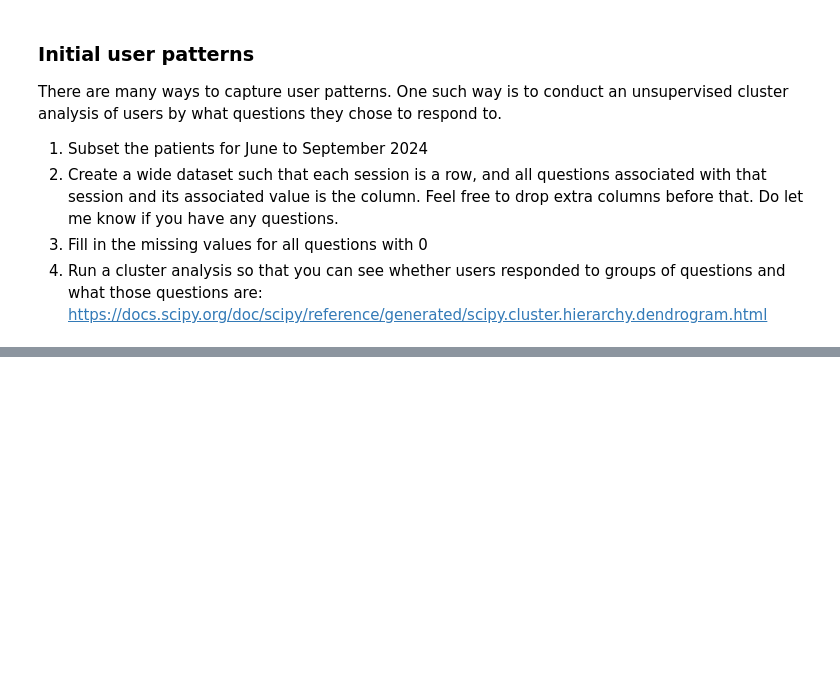
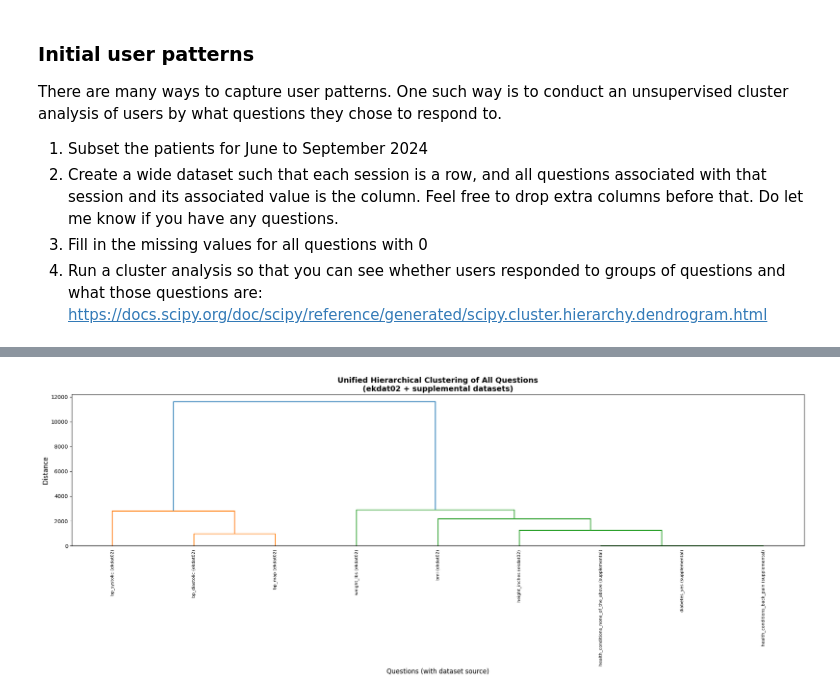
Before and after one commit to chroniq-lab/kiosk_user_patterns, a Jupyter notebook: data/kupdat02_summaries of variables.ipynb, the cells around one changed output, grey strips where cells are left out. Saved outputs shown, nothing was run; the diff lists cells and outputs as text; code cells hidden in the pictures; blank space fills up the shorter version.

```diff
--- a/data/kupdat02_summaries of variables.ipynb
+++ b/data/kupdat02_summaries of variables.ipynb
@@ -178,0 +385,97 @@ plt.show()
+# %%
+# Create unified dendrogram with all questions from both datasets
+print("Creating unified clustering with all questions from both datasets...")
+
+# Get question columns from both datasets
+ekdat02_questions = set(ekdat02_X.columns)
+supp_questions = set(supp_X.columns)
+all_questions = sorted(ekdat02_questions.union(supp_questions))
+
+print(f"Total unique questions across both datasets: {len(all_questions)}")
+print(f"Questions from ekdat02: {len(ekdat02_questions)}")
+print(f"Questions from supplemental: {len(supp_questions)}")
+
+# Create combined matrix
+print("Creating combined matrix...")
+
+# For ekdat02: add missing columns (from supplemental) with zeros
+ekdat02_combined = ekdat02_X.copy()
+for q in supp_questions:
+    if q not in ekdat02_combined.columns:
+        ekdat02_combined[q] = 0
+
+# For supplemental: add missing columns (from ekdat02) with zeros
+supp_combined = supp_X.copy()
+for q in ekdat02_questions:
+    if q not in supp_combined.columns:
+        supp_combined[q] = 0
+
+# Ensure both have same column order
+ekdat02_combined = ekdat02_combined[all_questions]
+supp_combined = supp_combined[all_questions]
+
+# Combine the datasets
+import pandas as pd
+combined_X = pd.concat([ekdat02_combined, supp_combined], axis=0, ignore_index=True)
+
+print(f"Combined matrix shape: {combined_X.shape}")
+
+# Sample if too large for clustering
+max_samples = 5000
+if len(combined_X) > max_samples:
+    print(f"Sampling {max_samples} rows from {len(combined_X)} total rows...")
+    combined_X_sample = combined_X.sample(n=max_samples, random_state=42)
+else:
+    combined_X_sample = combined_X
+
+print(f"Final matrix for clustering: {combined_X_sample.shape}")
+
+# Remove questions with no variation (all zeros or all same value)
+print("Filtering questions with variation...")
+question_vars = combined_X_sample.var()
+active_questions_unified = question_vars[question_vars > 0].index
+print(f"Questions with variation: {len(active_questions_unified)} out of {len(all_questions)}")
+
+if len(active_questions_unified) == 0:
+    print("ERROR: No questions have variation - cannot perform clustering")
+else:
+    # Filter to active questions
+    X_unified = combined_X_sample[active_questions_unified]
+
+    # Transpose for question clustering
+    X_t_unified = X_unified.T
+
+    print(f"Clustering {X_t_unified.shape[0]} questions...")
+
+    # Perform hierarchical clustering
+    from scipy.cluster.hierarchy import dendrogram, linkage
+    Z_unified = linkage(X_t_unified, method='ward')
+
+    # Create labels showing dataset source
+    question_labels = []
+    for q in active_questions_unified:
+        if q in ekdat02_questions and q in supp_questions:
+            source = "BOTH"
+        elif q in ekdat02_questions:
+            source = "ekdat02"
+        else:
+            source = "supplemental"
+        question_labels.append(f"{q} ({source})")
+
+    # Create dendrogram
+    plt.figure(figsize=(20, 8))
+    dendrogram(Z_unified,
+               labels=question_labels,
+               leaf_rotation=90,
+               leaf_font_size=8)
+    plt.title('Unified Hierarchical Clustering of All Questions\n(ekdat02 + supplemental datasets)',
+              fontsize=14, fontweight='bold')
+    plt.xlabel('Questions (with dataset source)', fontsize=12)
+    plt.ylabel('Distance', fontsize=12)
+    plt.tight_layout()
+    plt.show()
+
+    print(f"✅ Unified dendrogram created successfully!")
+    print(f"Questions clustered: {len(active_questions_unified)}")
+    print(f"Samples used: {len(combined_X_sample)}")
+# %% [output]
@@ -178,0 +493 @@ plt.show()
+[figure, added]
```
Also changed, not shown: parts of 10 cells of this notebook, 3 other files.
